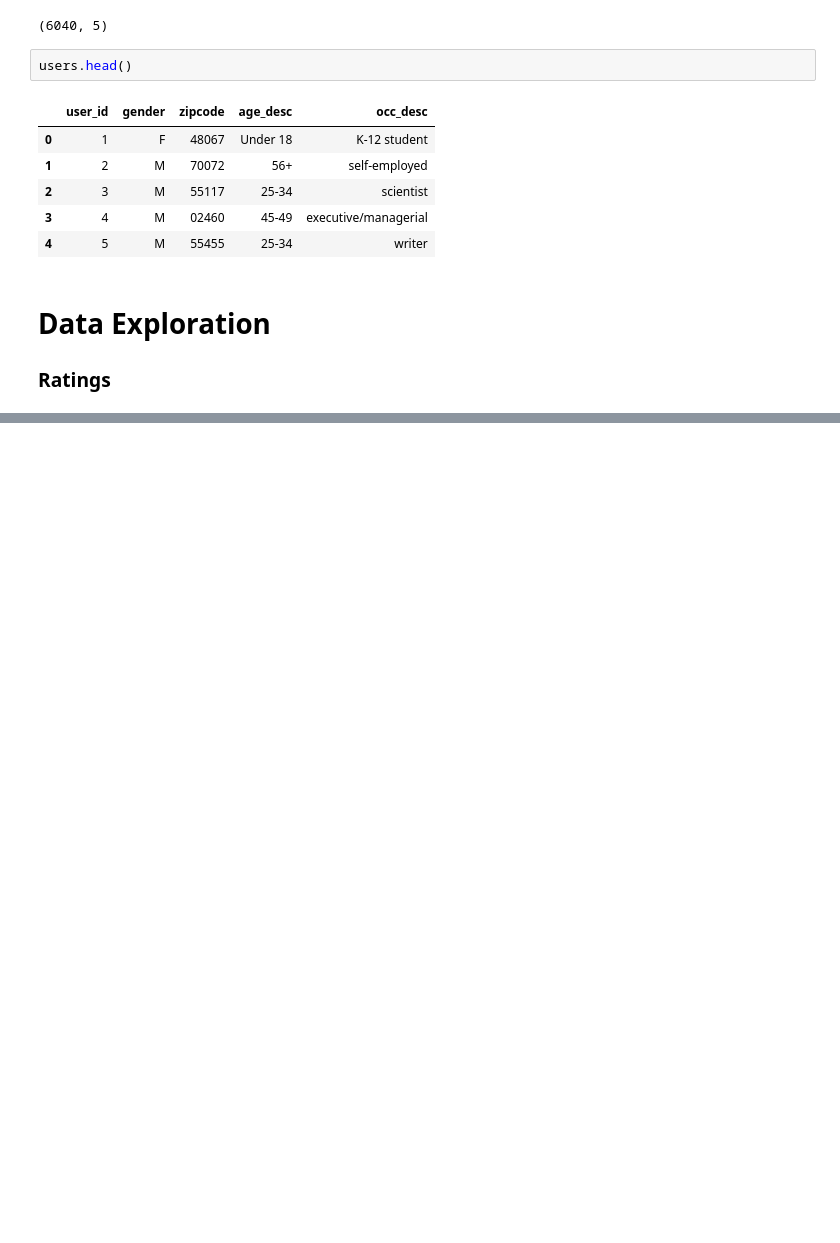
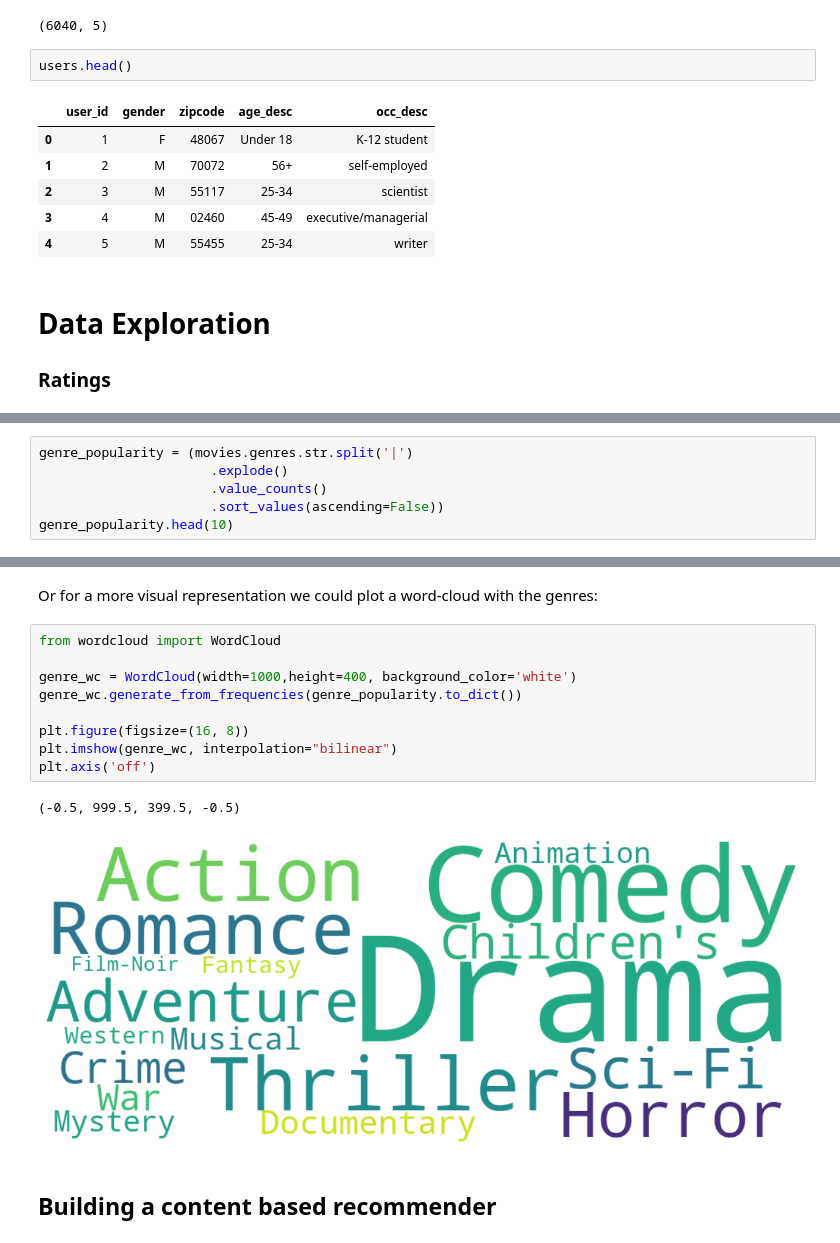
Before and after one commit to SabbosNgang/IR_FinalProject, a Jupyter notebook: Movie-content-based-recommender-using-tf-idf.ipynb, the cells around one changed output, grey strips where cells are left out. Cells and saved outputs as stored; diff of their text form; blank space fills up the shorter version.

```diff
--- a/Movie-content-based-recommender-using-tf-idf.ipynb
+++ b/Movie-content-based-recommender-using-tf-idf.ipynb
@@ -76,0 +127,6 @@ users.head()
+# %%
+genre_popularity = (movies.genres.str.split('|')
+                      .explode()
+                      .value_counts()
+                      .sort_values(ascending=False))
+genre_popularity.head(10)
@@ -76,0 +145,16 @@ users.head()
+# %% [markdown]
+Or for a more visual representation we could plot a word-cloud with the genres:
+# %%
+from wordcloud import WordCloud
+
+genre_wc = WordCloud(width=1000,height=400, background_color='white')
+genre_wc.generate_from_frequencies(genre_popularity.to_dict())
+
+plt.figure(figsize=(16, 8))
+plt.imshow(genre_wc, interpolation="bilinear")
+plt.axis('off')
+# %% [output]
+(-0.5, 999.5, 399.5, -0.5)
+[figure, added]
+# %% [markdown]
+## Building a content based recommender
```
Also changed, not shown: parts of 13 cells of this notebook.
